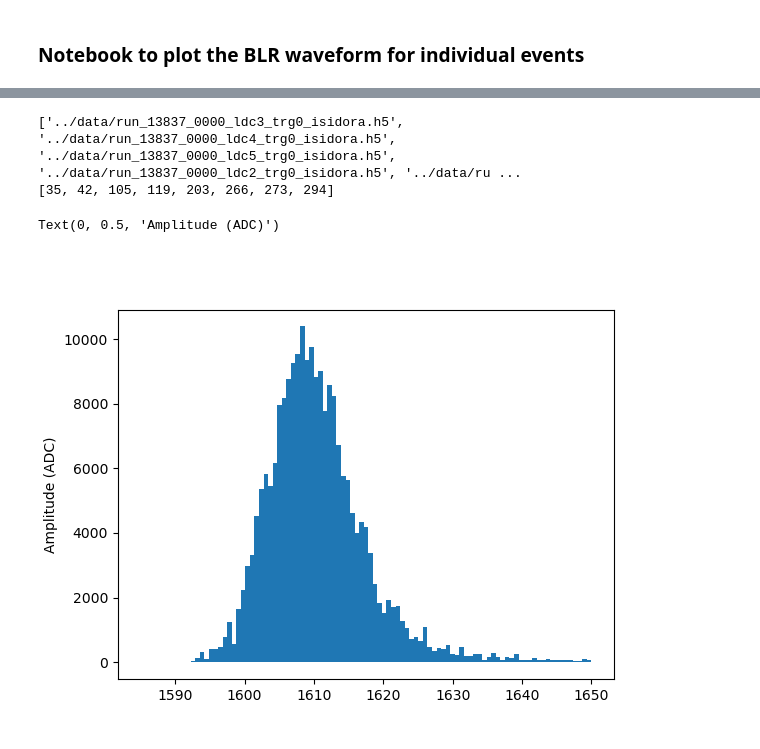
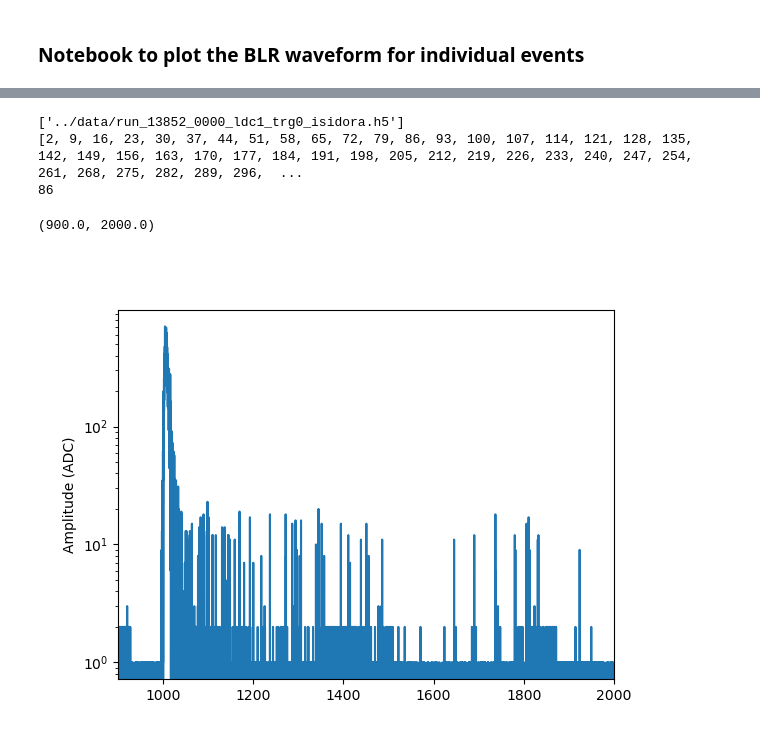
Before and after one commit to kvjmistry/DoubleBeta, a Jupyter notebook: Alphas/notebooks/PlotSensorBLR.ipynb, the cells around one changed output, grey strips where cells are left out. Drawn from its saved outputs; the diff is of its cells as text; code cells hidden in the pictures.

```diff
--- a/Alphas/notebooks/PlotSensorBLR.ipynb
+++ b/Alphas/notebooks/PlotSensorBLR.ipynb
@@ -49,7 +49,7 @@ def sum_wf(wfs):
 # %%
 # Load in all the isidora files and write the alpha events to one
 
-input_files = glob.glob("../data/*isidora*")
+input_files = glob.glob("../data/*13852*isidora*")
 print(input_files)
 
 wfms = []
@@ -57,7 +57,7 @@ evt_list = []
 t_pmt = []
 
 # Load in the blr waveforms
-with tb.open_file("../data/run_13837_0000_ldc1_trg0_isidora.h5") as file:
+with tb.open_file("../data/run_13852_0000_ldc1_trg0_isidora.h5") as file:
     # print(input_files[5])
 
     events = pd.read_hdf(input_files[0], "/Run/events")
@@ -71,30 +71,33 @@ with tb.open_file("../data/run_13837_0000_ldc1_trg0_isidora.h5") as file:
         t_pmt   = np.arange(wf_blr_sum.size) * sp_pmt
 
         # require alphas to be greater than some value
-        if (max(wf_blr_sum) > 1000):
-            wfms.append(wf_blr)
-            evt_list.append(evt)
+        # if (max(wf_blr_sum) > 500):
+        wfms.append(wf_blr)
+        evt_list.append(evt)
 
 
 
 print(evt_list)
+print(len(evt_list))
 # %% [output]
-['../data/run_13837_0000_ldc3_trg0_isidora.h5', '../data/run_13837_0000_ldc4_trg0_isidora.h5', '../data/run_13837_0000_ldc5_trg0_isidora.h5', '../data/run_13837_0000_ldc2_trg0_isidora.h5', '../data/ru ...
-[35, 42, 105, 119, 203, 266, 273, 294]
+['../data/run_13852_0000_ldc1_trg0_isidora.h5']
+[2, 9, 16, 23, 30, 37, 44, 51, 58, 65, 72, 79, 86, 93, 100, 107, 114, 121, 128, 135, 142, 149, 156, 163, 170, 177, 184, 191, 198, 205, 212, 219, 226, 233, 240, 247, 254, 261, 268, 275, 282, 289, 296,  ...
+86
 # %%
 %matplotlib widget
 
 plt.figure()
 
-# plt.plot(t_pmt , wfms[0][1] , label = "PMT");
-# plt.ylabel("Amplitude (ADC)")
+plt.plot(t_pmt , wfms[15][0] , label = "PMT");
+plt.ylabel("Amplitude (ADC)")
 
 
-wf_blr_sum  = sum_wf( wfms[1])
-plt.hist(t_pmt , weights=wfms[1][43], bins = np.linspace(1585,1650,100), label = "PMT");
-plt.ylabel("Amplitude (ADC)")
+# wf_blr_sum  = sum_wf( wfms[1])
+# plt.hist(t_pmt , weights=wfms[1][43], bins = np.linspace(1585,1650,100), label = "PMT");
+# plt.ylabel("Amplitude (ADC)")
 # plt.semilogx()
-# plt.semilogy()
+plt.semilogy()
+plt.xlim(900,2000)
 # %% [output]
-Text(0, 0.5, 'Amplitude (ADC)')
+(900.0, 2000.0)
-[figure, old version]
+[figure, new version]
```
Also changed, not shown: parts of 1 cell of this notebook, 4 other files.
